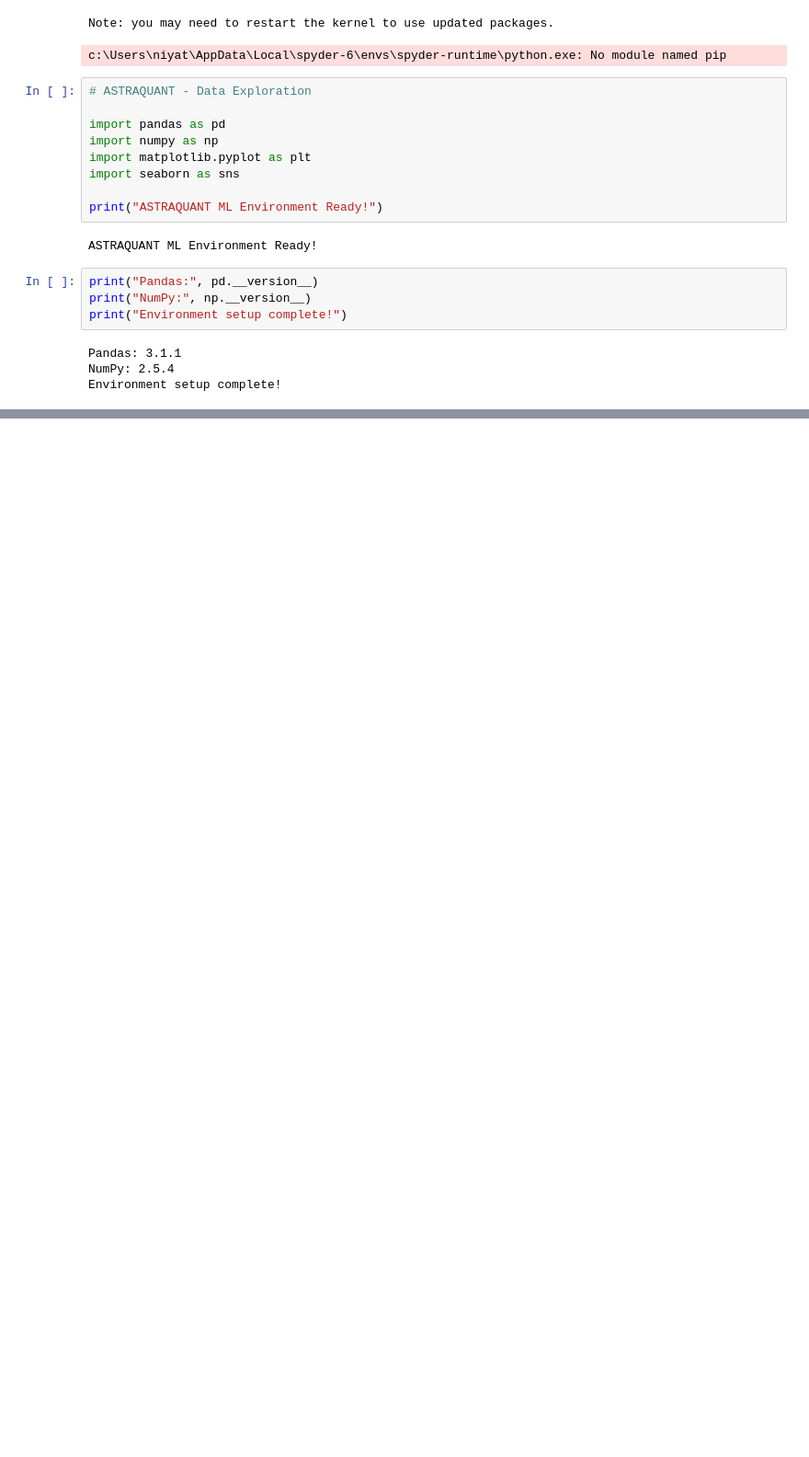
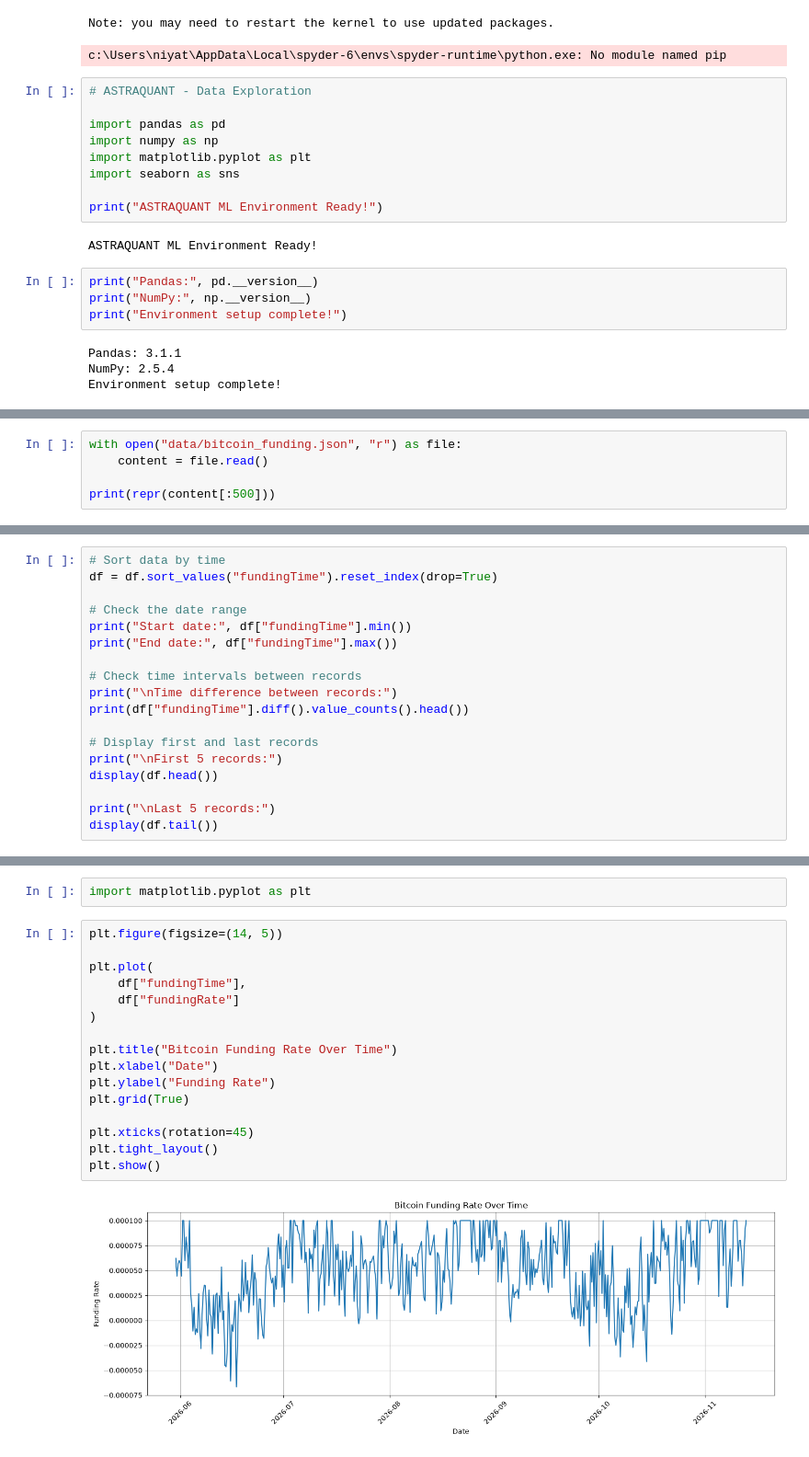
Before and after one commit to niyati273/KRYPT, a Jupyter notebook: 01_data_exploration.ipynb, the cells around one changed output, grey strips where cells are left out. Shown at 92% size. Cells and saved outputs as stored; diff of their text form; blank space fills up the shorter version.

```diff
--- a/01_data_exploration.ipynb
+++ b/01_data_exploration.ipynb
@@ -35,0 +74,5 @@ Environment setup complete!
+# %%
+with open("data/bitcoin_funding.json", "r") as file:
+    content = file.read()
+
+print(repr(content[:500]))
@@ -35,0 +174,18 @@ Environment setup complete!
+# %%
+# Sort data by time
+df = df.sort_values("fundingTime").reset_index(drop=True)
+
+# Check the date range
+print("Start date:", df["fundingTime"].min())
+print("End date:", df["fundingTime"].max())
+
+# Check time intervals between records
+print("\nTime difference between records:")
+print(df["fundingTime"].diff().value_counts().head())
+
+# Display first and last records
+print("\nFirst 5 records:")
+display(df.head())
+
+print("\nLast 5 records:")
+display(df.tail())
@@ -35,0 +255,20 @@ Environment setup complete!
+# %%
+import matplotlib.pyplot as plt
+# %%
+plt.figure(figsize=(14, 5))
+
+plt.plot(
+    df["fundingTime"],
+    df["fundingRate"]
+)
+
+plt.title("Bitcoin Funding Rate Over Time")
+plt.xlabel("Date")
+plt.ylabel("Funding Rate")
+plt.grid(True)
+
+plt.xticks(rotation=45)
+plt.tight_layout()
+plt.show()
+# %% [output]
+[figure, added]
```
Also changed, not shown: parts of 23 cells of this notebook, 13 other files.
